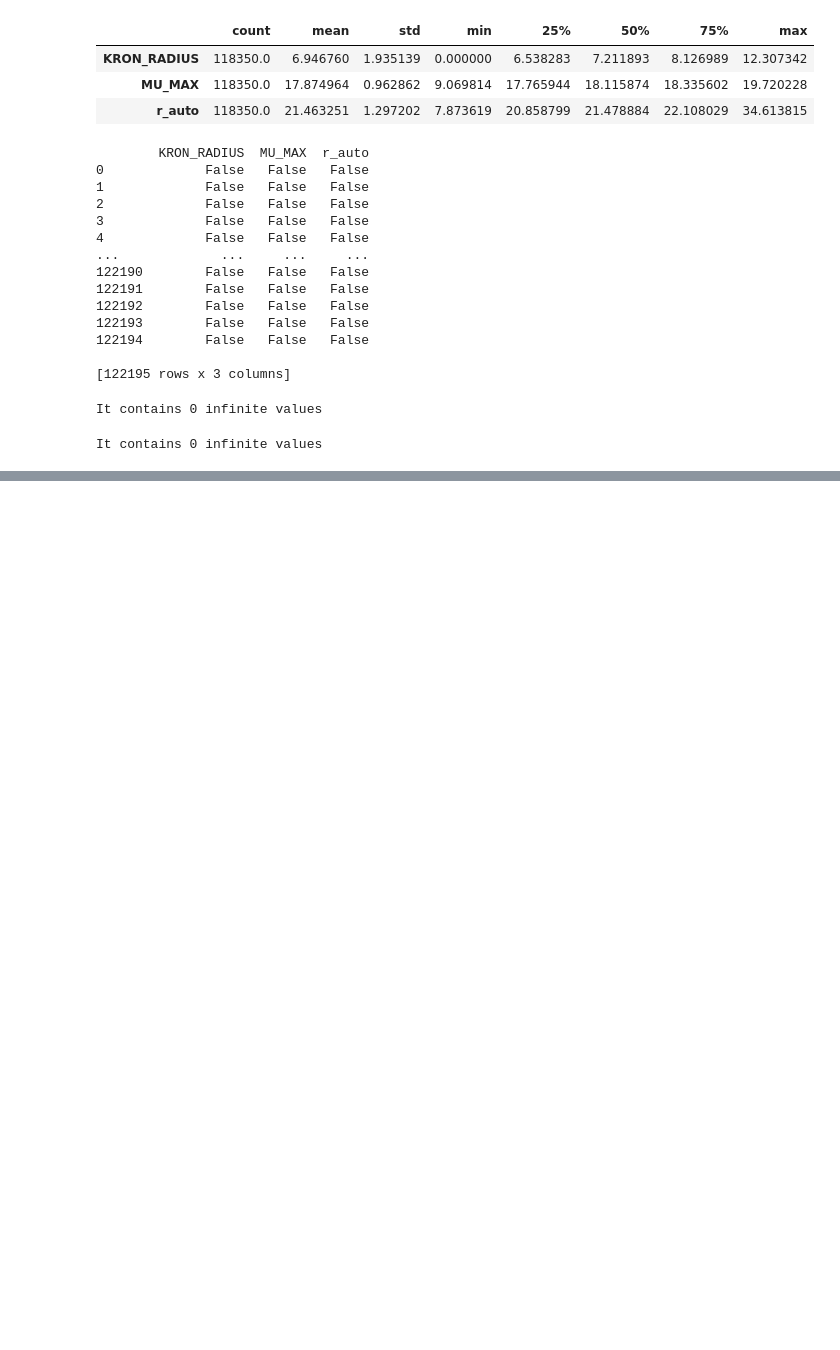
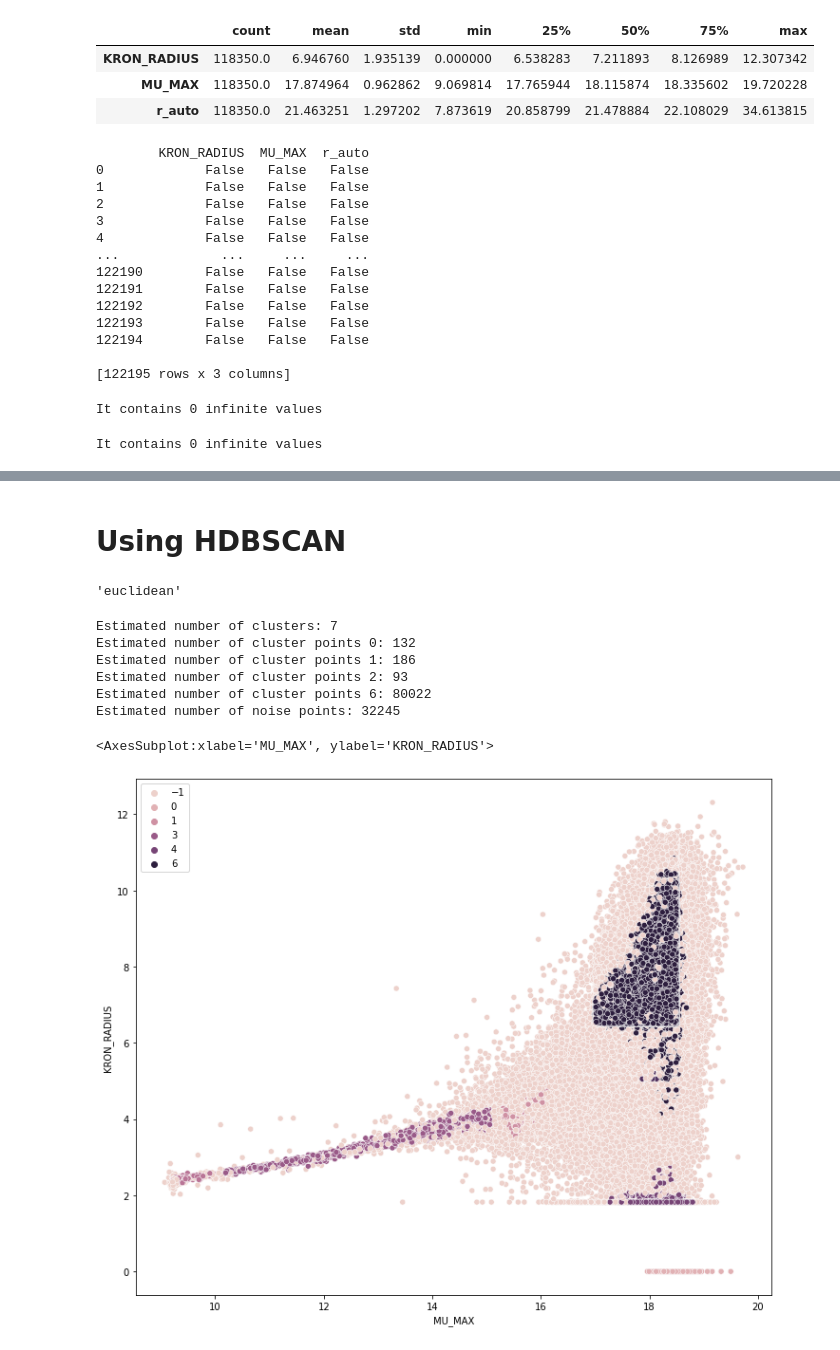
Before and after one commit to AngelGSoto/LSGs-splus, a Jupyter notebook: MLs-tecniques.ipynb, the cells around one changed output, grey strips where cells are left out. Saved outputs shown, nothing was run; the diff lists cells and outputs as text; code cells hidden in the pictures; blank space fills up the shorter version.

Commit message:
Working on the clssification using MLs

```diff
--- a/MLs-tecniques.ipynb
+++ b/MLs-tecniques.ipynb
@@ -31,7 +31,7 @@ df[:7]
 7 rows × 38 columns
 # %%
 # drop 99 value on the r-band
-df = df.mask(df_f["r_auto"] == 99.)
+df = df.mask(df["r_auto"] == 99.)
 # %%
 df.describe().transpose()
 # %% [output]
@@ -94,0 +106,5 @@ It contains 0 infinite values
+# %%
+# removing the nan values
+#xx = np.nan_to_num(df_new)
+xx = df_new.dropna()
+len(xx)
@@ -94,0 +119,12 @@ It contains 0 infinite values
+# %%
+X = StandardScaler().fit_transform(xx)
+# %% [markdown]
+# Using HDBSCAN
+# %%
+clusterer = hdbscan.HDBSCAN(min_samples=18, min_cluster_size=80, prediction_data=True).fit(X)
+labels = clusterer.labels_
+# %%
+# checking metric
+clusterer.metric
+# %% [output]
+'euclidean'
@@ -94,0 +139,23 @@ It contains 0 infinite values
+# %%
+# Print parameters
+print('Estimated number of clusters: %d' % n_clusters_)
+print('Estimated number of cluster points 0: %d' % n_cluster0)
+print('Estimated number of cluster points 1: %d' % n_cluster1)
+print('Estimated number of cluster points 2: %d' % n_cluster2)
+print('Estimated number of cluster points 6: %d' % n_cluster6)
+print('Estimated number of noise points: %d' % n_noise_)
+# %% [output]
+Estimated number of clusters: 7
+Estimated number of cluster points 0: 132
+Estimated number of cluster points 1: 186
+Estimated number of cluster points 2: 93
+Estimated number of cluster points 6: 80022
+Estimated number of noise points: 32245
+# %%
+plt.figure(figsize=(12,10))
+sns.scatterplot(xx["MU_MAX"], xx["KRON_RADIUS"],
+                hue=labels
+                )
+# %% [output]
+<AxesSubplot:xlabel='MU_MAX', ylabel='KRON_RADIUS'>
+[figure, added]
```
Also changed, not shown: parts of 10 cells of this notebook.
